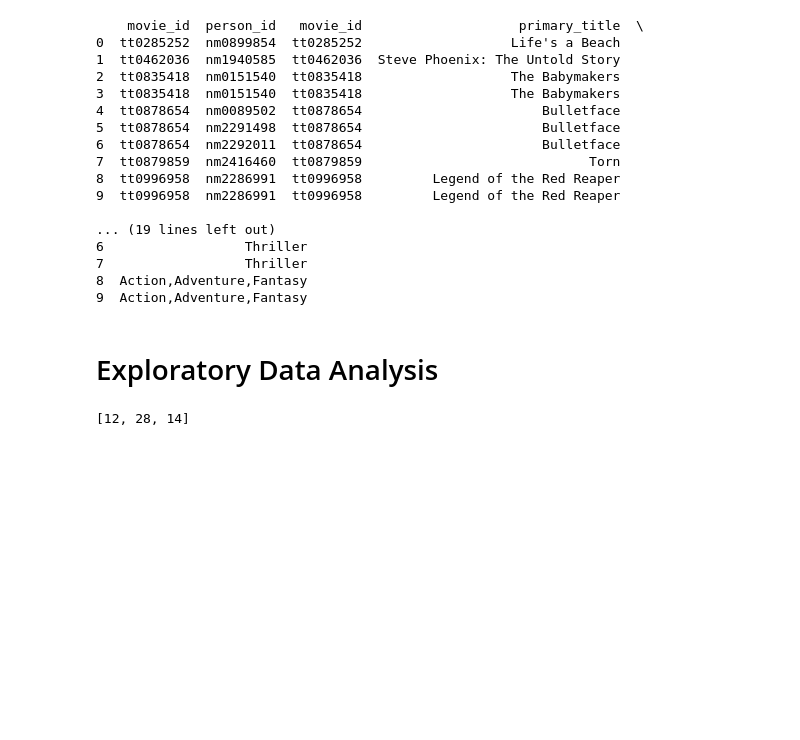
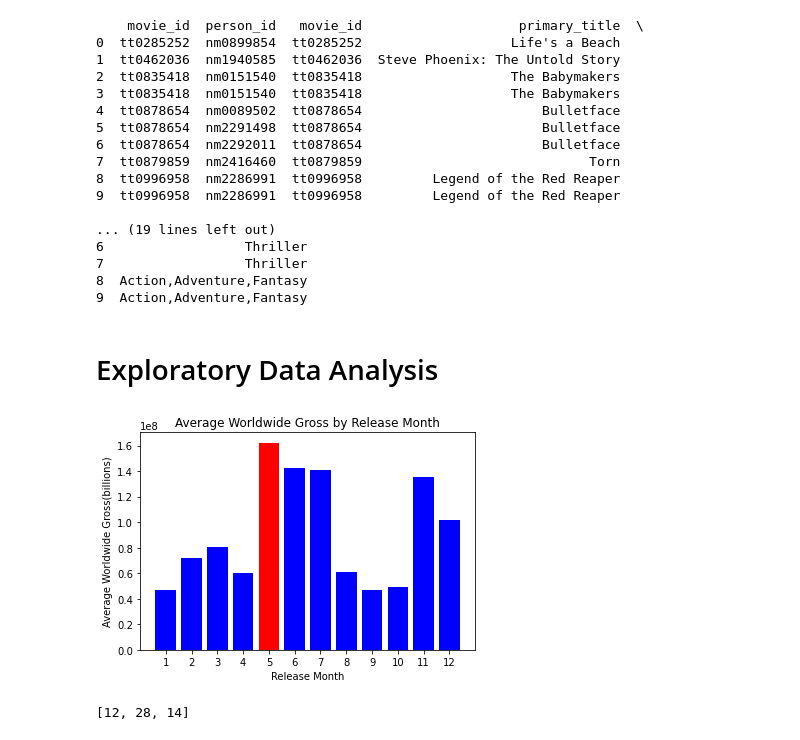
Before and after one commit to adammarianacci/Microsoft_Movie_Analysis, a Jupyter notebook: Notebook.ipynb, the cells around one changed output. Drawn from its saved outputs; the diff is of its cells as text; code cells hidden in the pictures; blank space fills up the shorter version.

```diff
--- a/Notebook.ipynb
+++ b/Notebook.ipynb
@@ -654,6 +682,29 @@ conn.close()
 import seaborn as sns
 import matplotlib.pyplot as plt
 import matplotlib.ticker as ticker
+# %%
+# Extract the month from the release date
+sorted_worldwide_gross_movie_budgets_df['release_month'] = pd.DatetimeIndex(sorted_worldwide_gross_movie_budgets_df['release_date']).month
+
+# Group the data by release month and calculate the average worldwide gross
+grouped = sorted_worldwide_gross_movie_budgets_df.groupby('release_month')['worldwide_gross'].mean()
+
+# Define a list of colors for each bin
+colors = ['blue', 'blue', 'blue', 'blue', 'red', 'blue', 'blue', 'blue', 'blue', 'blue', 'blue', 'blue']
+
+
+# Create a histogram of the average worldwide gross by release month
+plt.bar(grouped.index, grouped, color=colors)
+plt.xlabel('Release Month')
+plt.ylabel('Average Worldwide Gross(billions)')
+plt.title('Average Worldwide Gross by Release Month')
+
+# Set the tick locations and labels for the x-axis
+plt.xticks(range(1, 13), range(1, 13))
+
+plt.show()
+# %% [output]
+[figure, added]
 # %%
 genre_popularity_df = genre_popularity_df.explode('genre_ids').groupby('genre_ids')['popularity'].mean().reset_index()
 
```
Also changed, not shown: parts of 9 cells of this notebook, 2 other files.
